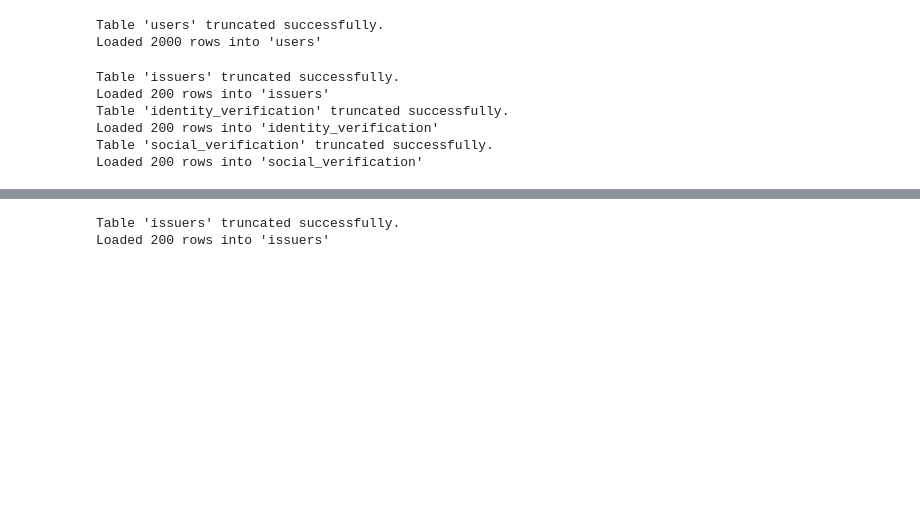
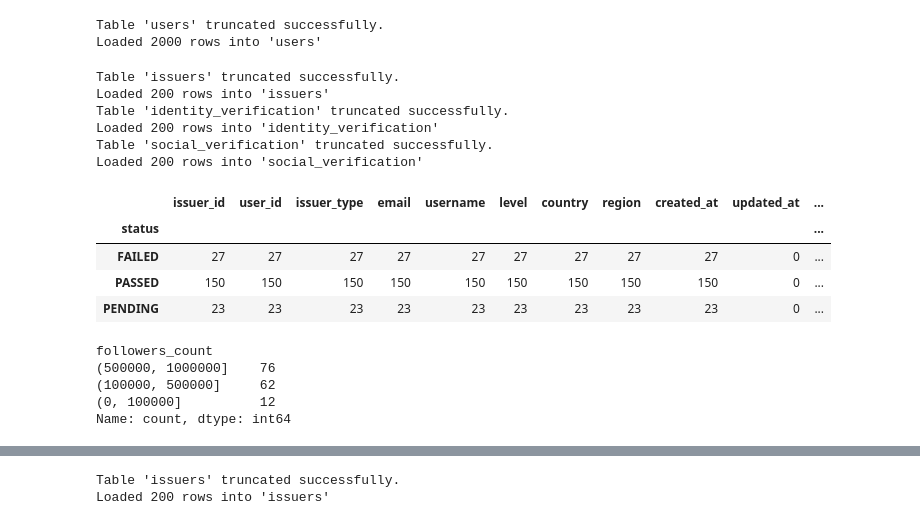
Before and after one commit to alikhanzadi/sql_llm, a Jupyter notebook: data/generate_data_v2.ipynb, the cells around one changed output, grey strips where cells are left out. Drawn from its saved outputs; the diff is of its cells as text; code cells hidden in the pictures; blank space fills up the shorter version.

```diff
--- a/data/generate_data_v2.ipynb
+++ b/data/generate_data_v2.ipynb
@@ -223,29 +223,45 @@ platforms = ["YOUTUBE", "INSTAGRAM", "X"]
 
 issuer_users = users_df.sample(NUM_ISSUERS).reset_index(drop=True)
 
-# First 150 → fully PASSED
-PASSED_COUNT = 150
+PASSED_BOTH = 150
+
+# split remaining 50
+remaining = NUM_ISSUERS - PASSED_BOTH
+
+id_only_pass = 30
+social_only_pass = 20
+none_pass = remaining - id_only_pass - social_only_pass  # 10
 
 for i, row in issuer_users.iterrows():
     issuer_id = generate_uuid()
 
-    # ---------------- STATUS CONTROL ----------------
-    if i < PASSED_COUNT:
+    # ---------------- STATUS ASSIGNMENT ----------------
+    if i < PASSED_BOTH:
         id_status = "PASSED"
         social_status = "PASSED"
-        issuer_status = "PASSED"
+
+    elif i < PASSED_BOTH + id_only_pass:
+        id_status = "PASSED"
+        social_status = random.choice(["FAILED", "PENDING"])
+
+    elif i < PASSED_BOTH + id_only_pass + social_only_pass:
+        id_status = random.choice(["FAILED", "PENDING"])
+        social_status = "PASSED"
+
     else:
-        # force at least one failure/pending
         id_status = random.choice(["FAILED", "PENDING"])
         social_status = random.choice(["FAILED", "PENDING"])
 
-        issuer_status = "PENDING" if "PENDING" in [id_status, social_status] else "FAILED"
+    # issuer status derived
+    issuer_status = "PASSED" if (id_status == "PASSED" and social_status == "PASSED") else (
+        "PENDING" if "PENDING" in [id_status, social_status] else "FAILED"
+    )
 
     # ---------------- ISSUER ----------------
     issuers.append({
         "issuer_id": issuer_id,
         "user_id": row["user_id"],
-        "issuer_type": random.choice(["ATHLETE"]),#, "CREATOR"]),
+        "issuer_type": random.choice(["ATHLETE", "CREATOR"]),
         "email": row["email"],
         "username": row["username"],
         "status": issuer_status,
@@ -288,7 +304,6 @@ for i, row in issuer_users.iterrows():
             "metadata": None
         })
 
-# Convert to DataFrames
 issuers_df = pd.DataFrame(issuers)
 identity_df = pd.DataFrame(identity)
 social_df = pd.DataFrame(social)
@@ -312,3 +327,20 @@ Table 'identity_verification' truncated successfully.
 Loaded 200 rows into 'identity_verification'
 Table 'social_verification' truncated successfully.
 Loaded 200 rows into 'social_verification'
+# %%
+issuers_df.groupby('status').count()
+# %% [output]
+|  | issuer_id | user_id | issuer_type | email | username | level | country | region | created_at | updated_at | ... |
+| status |  |  |  |  |  |  |  |  |  |  | ... |
+| FAILED | 27 | 27 | 27 | 27 | 27 | 27 | 27 | 27 | 27 | 0 | ... |
+| PASSED | 150 | 150 | 150 | 150 | 150 | 150 | 150 | 150 | 150 | 0 | ... |
+| PENDING | 23 | 23 | 23 | 23 | 23 | 23 | 23 | 23 | 23 | 0 | ... |
+# %%
+d = pd.merge(social_df, issuers_df[['issuer_id', 'status']], on='issuer_id', how='inner')
+pd.cut(d[d['status_y']=='PASSED']['followers_count'], bins=[0, 100000, 500000, 1000000]).value_counts()
+# %% [output]
+followers_count
+(500000, 1000000]    76
+(100000, 500000]     62
+(0, 100000]          12
+Name: count, dtype: int64
```
Also changed, not shown: parts of 12 cells of this notebook, 5 other files.
